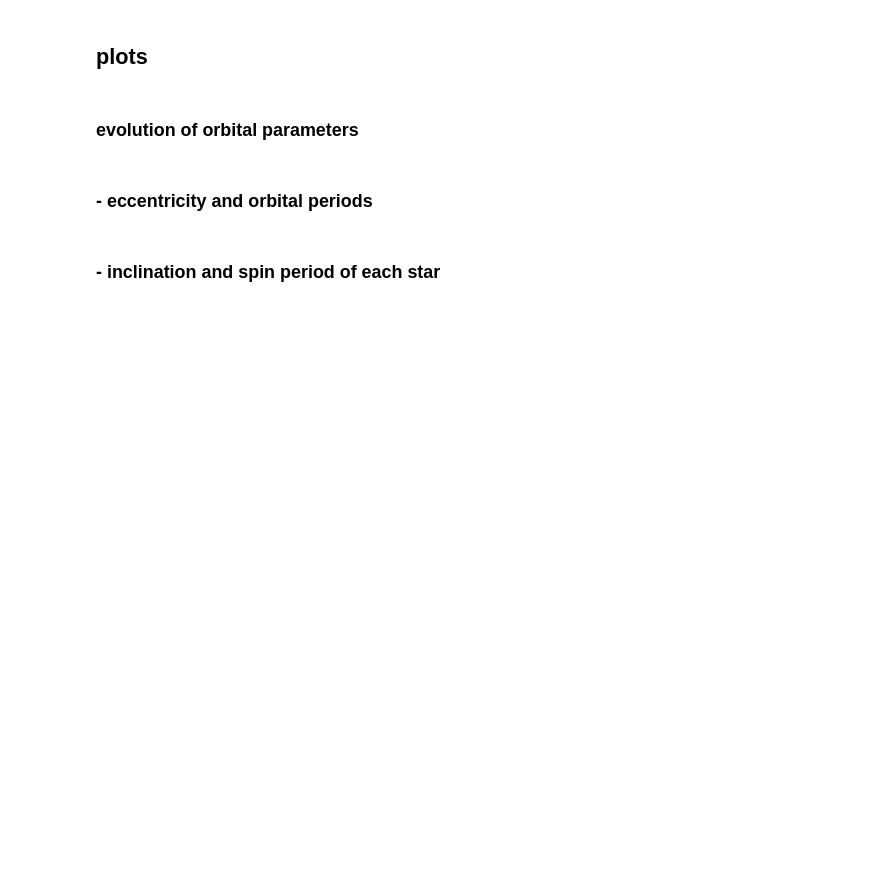
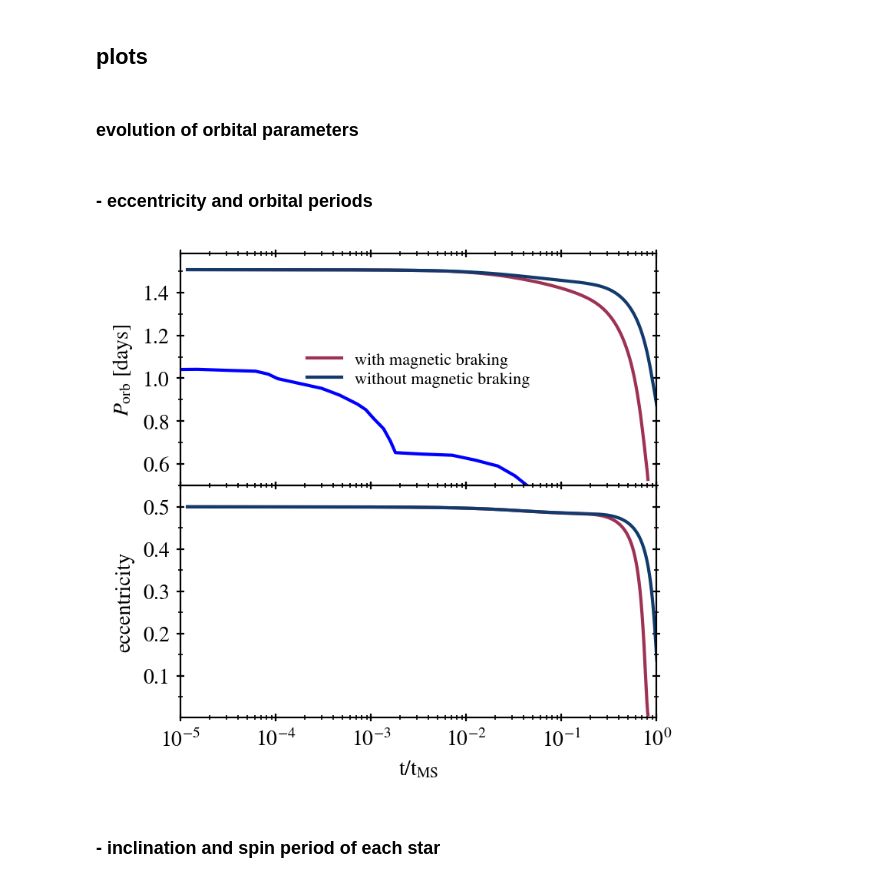
Before and after one commit to asimazbunzel/non-coplanar-tides, a Jupyter notebook: analysis/post-kick-tides-Repetto.ipynb, the cells around one changed output. Saved outputs shown, nothing was run; the diff lists cells and outputs as text; code cells hidden in the pictures; blank space fills up the shorter version.

```diff
--- a/analysis/post-kick-tides-Repetto.ipynb
+++ b/analysis/post-kick-tides-Repetto.ipynb
@@ -88,10 +90,10 @@ latex = '{\\rm orb}'
 axs[0].set_ylabel(f'$P_{latex}$ [days]')
 
 # Repetto et al. 2014 results
-# axs[0].plot(
-#     repetto_t1, repetto_period,
-#     color='blue', ls='-'
-# )
+axs[0].plot(
+    repetto_t1, repetto_period,
+    color='blue', ls='-'
+)
 
 # our results
 axs[0].plot(
@@ -102,33 +104,35 @@ axs[0].plot(
 
 axs[0].plot(
     lmxb_i120_no_mb.data.age/t_TAMS, lmxb_i120_no_mb.data.period_days,
     color='#123A6C',
     label='without magnetic braking'
 )
 
 
 # follows the eccentricity
 axs[1].set_ylabel('eccentricity')
 
 # our results
 axs[1].plot(
     lmxb_i120_mb.data.age/t_TAMS, lmxb_i120_mb.data.eccentricity,
     color='#9E3253',
 )
 
 axs[1].plot(
     lmxb_i120_no_mb.data.age/t_TAMS, lmxb_i120_no_mb.data.eccentricity,
     color='#123A6C',
 )
 
 # ticks params
 axs[0].set_yticks(np.arange(0.4, 1.6, 0.2)); axs[0].set_ylim([0.5, 1.58])
 axs[0].yaxis.set_minor_locator(MultipleLocator(0.1))
 
 axs[1].set_yticks(np.arange(0, 0.6, 0.1)); axs[1].set_ylim([0.001, 0.55])
 axs[1].yaxis.set_minor_locator(MultipleLocator(0.05));
 
 axs[0].legend();
+# %% [output]
+[figure, added]
 # %% [markdown]
 ### - inclination and spin period of each star
 # %%
```
Also changed, not shown: parts of 2 cells of this notebook, 2 other files.
